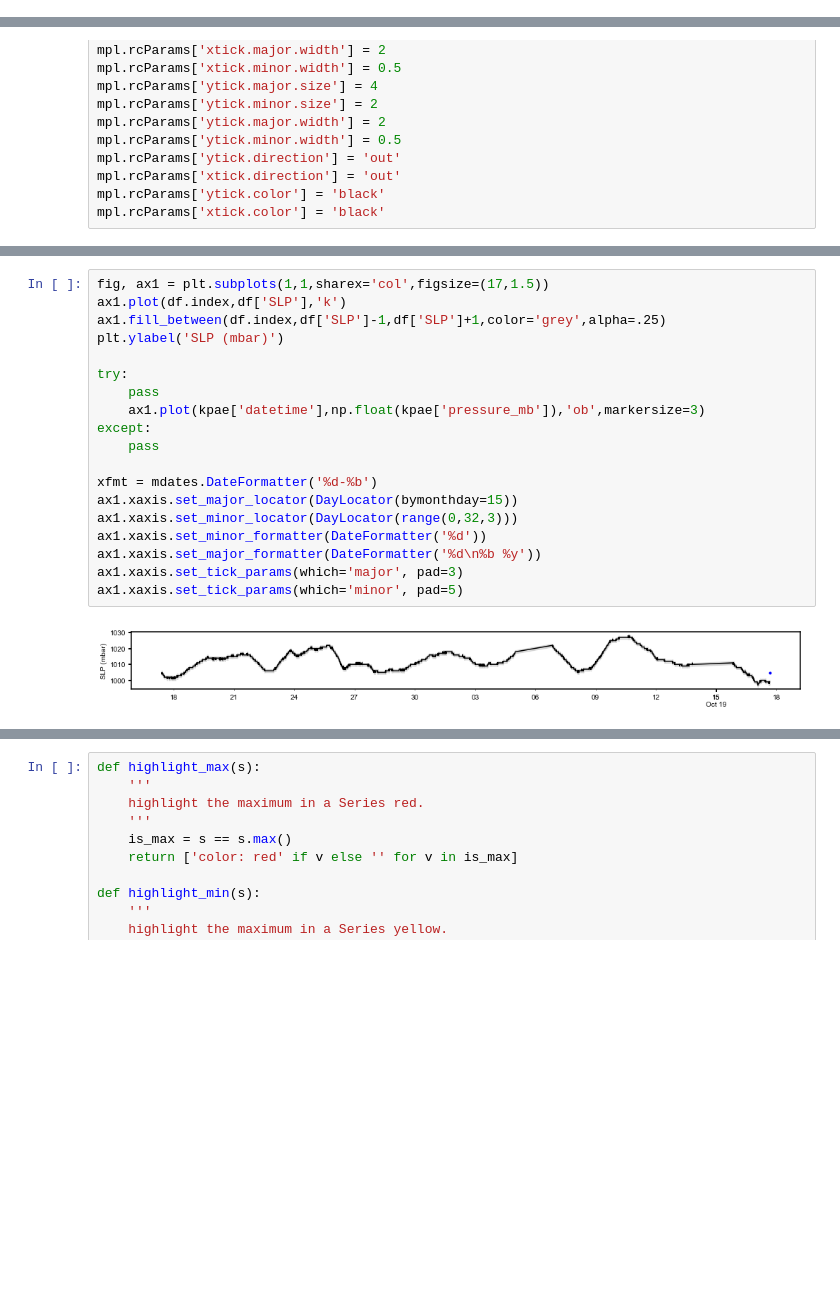
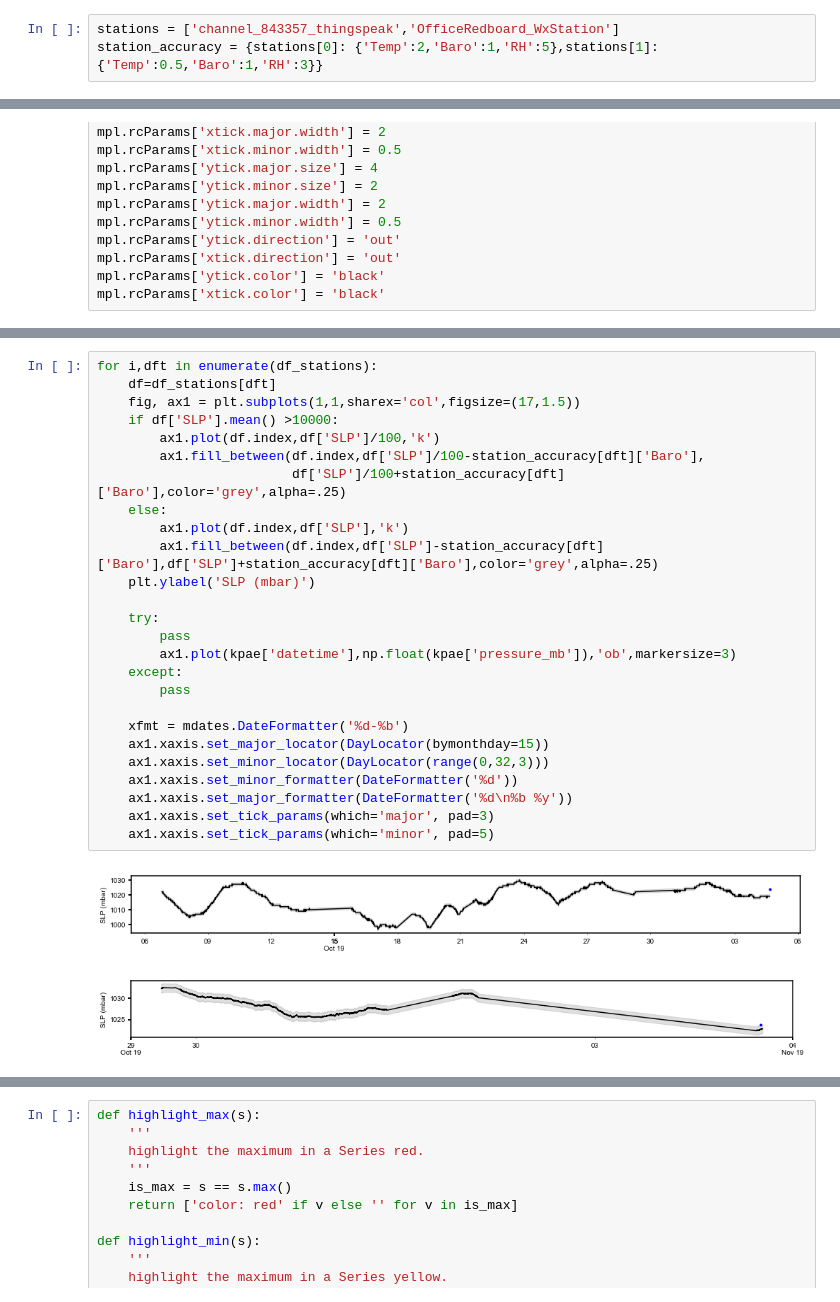
Before and after one commit to NOAA-PMEL/EcoFOCI_Jupyter_Notebooks, a Jupyter notebook: ThingSpeak_Wx/ArduinoTest.ipynb, the cells around one changed output, grey strips where cells are left out. Drawn from its saved outputs; the diff is of its cells as text; blank space fills up the shorter version.

```diff
--- a/ThingSpeak_Wx/ArduinoTest.ipynb
+++ b/ThingSpeak_Wx/ArduinoTest.ipynb
@@ -23,3 +32,6 @@ Last run 2019-10-17 09:38:21.857964
+# %%
+stations = ['channel_843357_thingspeak','OfficeRedboard_WxStation']
+station_accuracy = {stations[0]: {'Temp':2,'Baro':1,'RH':5},stations[1]: {'Temp':0.5,'Baro':1,'RH':3}}
 # %%
 from erddapy import ERDDAP
 import pandas as pd
@@ -203,22 +233,30 @@ ax1.xaxis.set_tick_params(which='minor', pad=5)
 # %%
-fig, ax1 = plt.subplots(1,1,sharex='col',figsize=(17,1.5))
-ax1.plot(df.index,df['SLP'],'k')
-ax1.fill_between(df.index,df['SLP']-1,df['SLP']+1,color='grey',alpha=.25)
-plt.ylabel('SLP (mbar)')
+for i,dft in enumerate(df_stations):
+    df=df_stations[dft]
+    fig, ax1 = plt.subplots(1,1,sharex='col',figsize=(17,1.5))
+    if df['SLP'].mean() >10000:
+        ax1.plot(df.index,df['SLP']/100,'k')
+        ax1.fill_between(df.index,df['SLP']/100-station_accuracy[dft]['Baro'],
+                         df['SLP']/100+station_accuracy[dft]['Baro'],color='grey',alpha=.25)
+    else:
+        ax1.plot(df.index,df['SLP'],'k')
+        ax1.fill_between(df.index,df['SLP']-station_accuracy[dft]['Baro'],df['SLP']+station_accuracy[dft]['Baro'],color='grey',alpha=.25)
+    plt.ylabel('SLP (mbar)')
 
-try:
-    pass
-    ax1.plot(kpae['datetime'],np.float(kpae['pressure_mb']),'ob',markersize=3)
-except:
-    pass
+    try:
+        pass
+        ax1.plot(kpae['datetime'],np.float(kpae['pressure_mb']),'ob',markersize=3)
+    except:
+        pass
 
-xfmt = mdates.DateFormatter('%d-%b')
-ax1.xaxis.set_major_locator(DayLocator(bymonthday=15))
-ax1.xaxis.set_minor_locator(DayLocator(range(0,32,3)))
-ax1.xaxis.set_minor_formatter(DateFormatter('%d'))
-ax1.xaxis.set_major_formatter(DateFormatter('%d\n%b %y'))
-ax1.xaxis.set_tick_params(which='major', pad=3)
-ax1.xaxis.set_tick_params(which='minor', pad=5)
+    xfmt = mdates.DateFormatter('%d-%b')
+    ax1.xaxis.set_major_locator(DayLocator(bymonthday=15))
+    ax1.xaxis.set_minor_locator(DayLocator(range(0,32,3)))
+    ax1.xaxis.set_minor_formatter(DateFormatter('%d'))
+    ax1.xaxis.set_major_formatter(DateFormatter('%d\n%b %y'))
+    ax1.xaxis.set_tick_params(which='major', pad=3)
+    ax1.xaxis.set_tick_params(which='minor', pad=5)
 # %% [output]
-[figure, old version]
+[figure, new version]
+[figure, added]
 # %%
```
Also changed, not shown: parts of 12 cells of this notebook, 21 other files.
